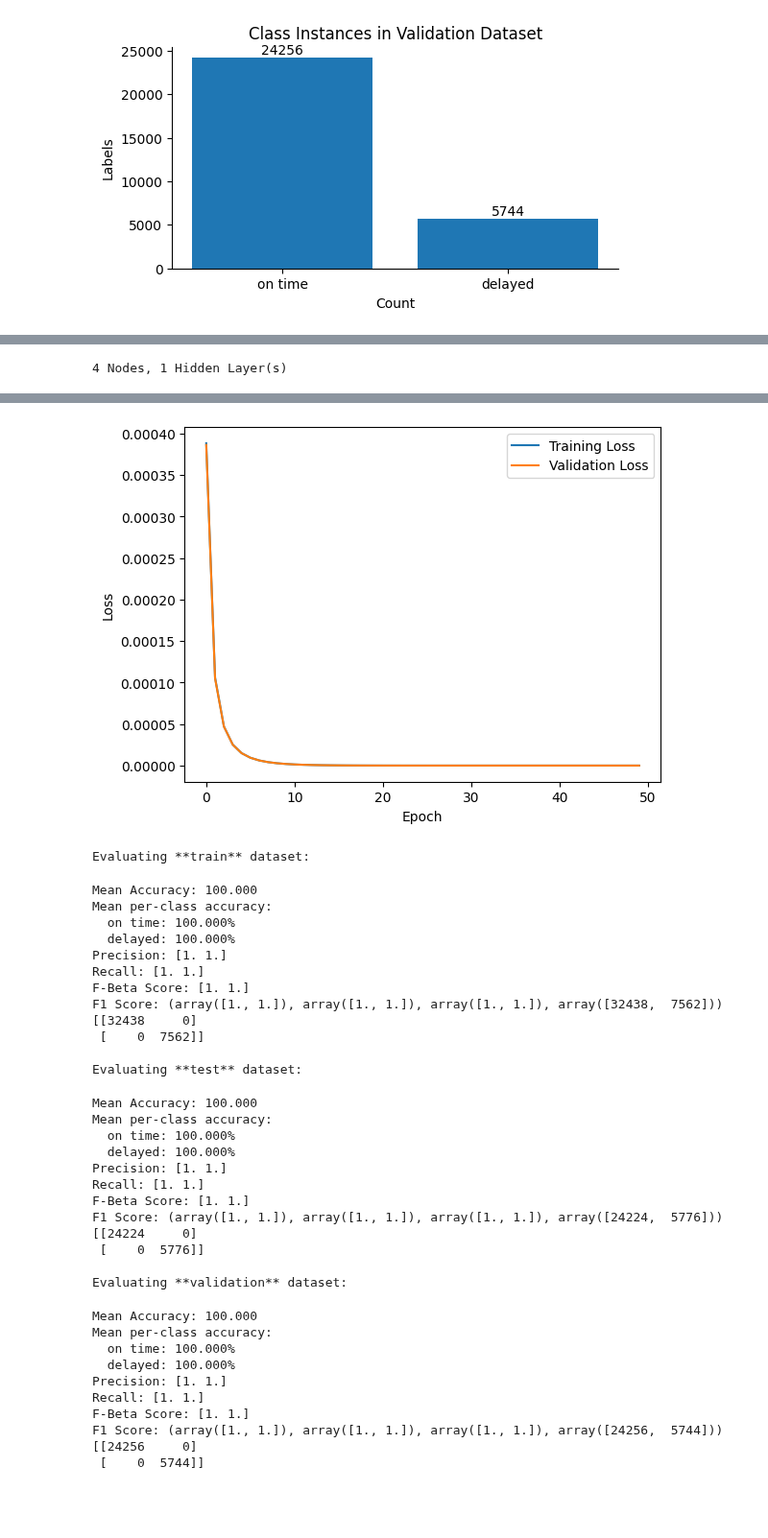
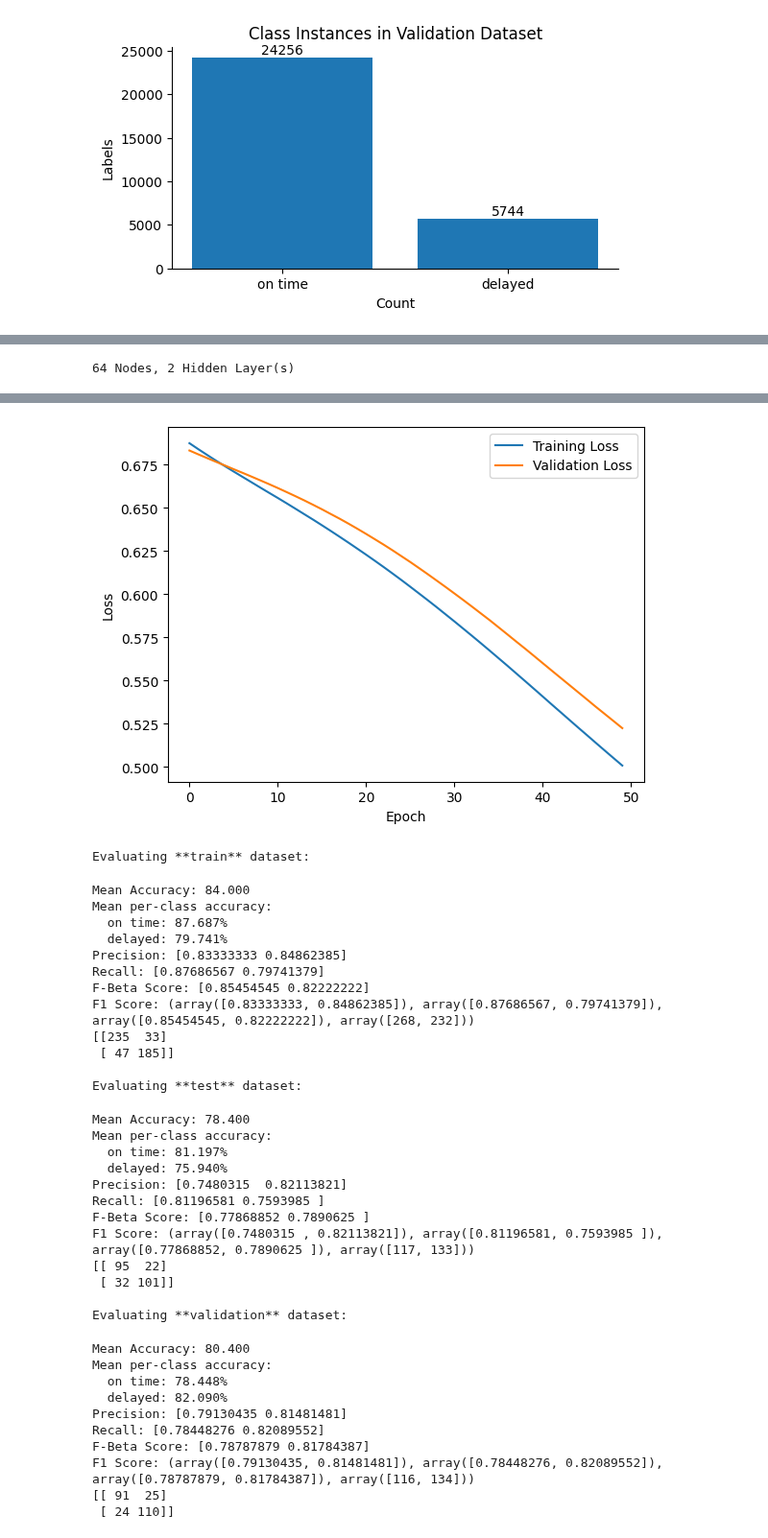
Before and after one commit to Noobify2012/CS6140-final-project, a Jupyter notebook: exploration/pytorch_model.ipynb, the cells around one changed output, grey strips where cells are left out. Shown at 96% size. Drawn from its saved outputs; the diff is of its cells as text; code cells hidden in the pictures; blank space fills up the shorter version.

```diff
--- a/exploration/pytorch_model.ipynb
+++ b/exploration/pytorch_model.ipynb
@@ -191,9 +215,9 @@ def run_model(num_layers: int, num_nodes: int):
     # TODO save model
     # state = best_model["model"].state_dict() # save the model
 
-for pair in [(1,64)]:
+for pair in [(2,64)]:
     run_model(pair[0],pair[1])
 
 # bs, epoch, learning_rate, momentum, activation function, number layers, number of nodes per hidden layer
 # %% [output]
-4 Nodes, 1 Hidden Layer(s)
+64 Nodes, 2 Hidden Layer(s)
@@ -201,39 +225,39 @@ best loss:  7.947285022661769e-12
 best batch size:  64
 best epoch:  50
 best learning rate:  0.01
-[figure, old version]
+[figure, new version]
 Evaluating **train** dataset:
-Mean Accuracy: 100.000
+Mean Accuracy: 84.000
 Mean per-class accuracy:
-  on time: 100.000%
-  delayed: 100.000%
-Precision: [1. 1.]
-Recall: [1. 1.]
-F-Beta Score: [1. 1.]
-F1 Score: (array([1., 1.]), array([1., 1.]), array([1., 1.]), array([32438,  7562]))
-[[32438     0]
- [    0  7562]]
+  on time: 87.687%
+  delayed: 79.741%
+Precision: [0.83333333 0.84862385]
+Recall: [0.87686567 0.79741379]
+F-Beta Score: [0.85454545 0.82222222]
+F1 Score: (array([0.83333333, 0.84862385]), array([0.87686567, 0.79741379]), array([0.85454545, 0.82222222]), array([268, 232]))
+[[235  33]
+ [ 47 185]]
 
 Evaluating **test** dataset:
-Mean Accuracy: 100.000
+Mean Accuracy: 78.400
 Mean per-class accuracy:
-  on time: 100.000%
-  delayed: 100.000%
-Precision: [1. 1.]
-Recall: [1. 1.]
-F-Beta Score: [1. 1.]
-F1 Score: (array([1., 1.]), array([1., 1.]), array([1., 1.]), array([24224,  5776]))
-[[24224     0]
- [    0  5776]]
+  on time: 81.197%
+  delayed: 75.940%
+Precision: [0.7480315  0.82113821]
+Recall: [0.81196581 0.7593985 ]
+F-Beta Score: [0.77868852 0.7890625 ]
+F1 Score: (array([0.7480315 , 0.82113821]), array([0.81196581, 0.7593985 ]), array([0.77868852, 0.7890625 ]), array([117, 133]))
+[[ 95  22]
+ [ 32 101]]
 
 Evaluating **validation** dataset:
-Mean Accuracy: 100.000
+Mean Accuracy: 80.400
 Mean per-class accuracy:
-  on time: 100.000%
-  delayed: 100.000%
-Precision: [1. 1.]
-Recall: [1. 1.]
-F-Beta Score: [1. 1.]
-F1 Score: (array([1., 1.]), array([1., 1.]), array([1., 1.]), array([24256,  5744]))
-[[24256     0]
- [    0  5744]]
+  on time: 78.448%
+  delayed: 82.090%
+Precision: [0.79130435 0.81481481]
+Recall: [0.78448276 0.82089552]
+F-Beta Score: [0.78787879 0.81784387]
+F1 Score: (array([0.79130435, 0.81481481]), array([0.78448276, 0.82089552]), array([0.78787879, 0.81784387]), array([116, 134]))
+[[ 91  25]
+ [ 24 110]]
```
Also changed, not shown: parts of 5 cells of this notebook, 1 other file.
